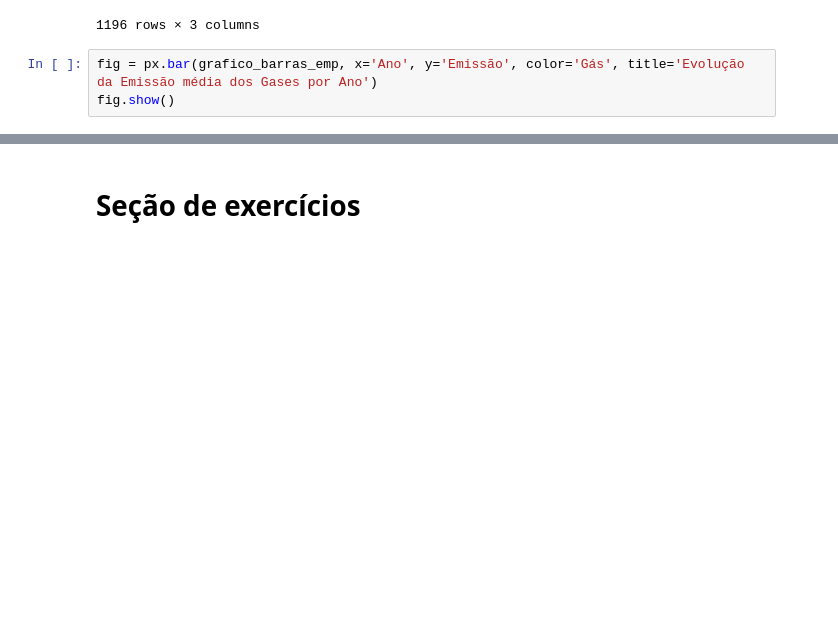
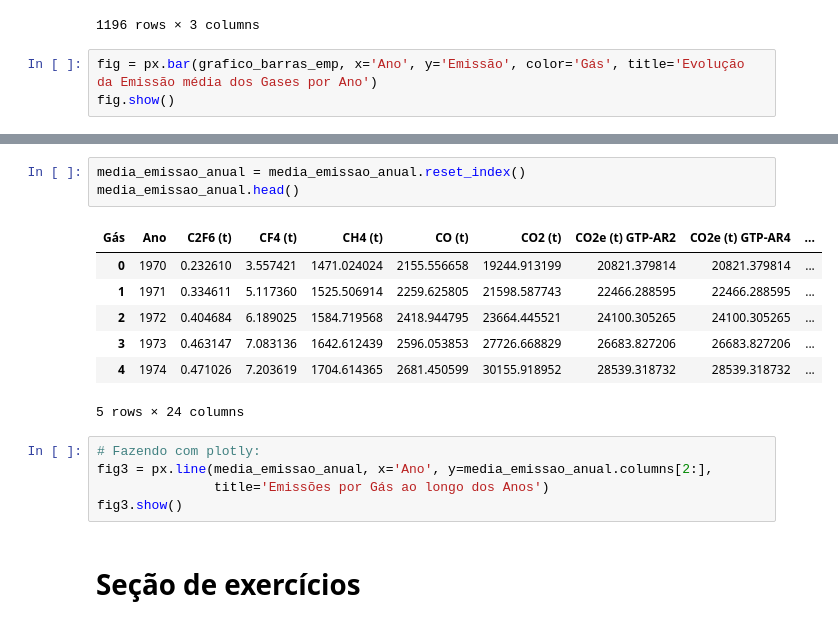
Before and after one commit to joas-ds/Alura_Python_para_Data_Science-Public, a Jupyter notebook: Selecionando_e_agrupando_dados/analise_dados_SEEG.ipynb, the cells around one changed output, grey strips where cells are left out. Cells and saved outputs as stored; diff of their text form; blank space fills up the shorter version.

```diff
--- a/Selecionando_e_agrupando_dados/analise_dados_SEEG.ipynb
+++ b/Selecionando_e_agrupando_dados/analise_dados_SEEG.ipynb
@@ -662,3 +717,19 @@ fig.show()
+# %%
+media_emissao_anual = media_emissao_anual.reset_index()
+media_emissao_anual.head()
+# %% [output]
+| Gás | Ano | C2F6 (t) | CF4 (t) | CH4 (t) | CO (t) | CO2 (t) | CO2e (t) GTP-AR2 | CO2e (t) GTP-AR4 | ... |
+| 0 | 1970 | 0.232610 | 3.557421 | 1471.024024 | 2155.556658 | 19244.913199 | 20821.379814 | 20821.379814 | ... |
+| 1 | 1971 | 0.334611 | 5.117360 | 1525.506914 | 2259.625805 | 21598.587743 | 22466.288595 | 22466.288595 | ... |
+| 2 | 1972 | 0.404684 | 6.189025 | 1584.719568 | 2418.944795 | 23664.445521 | 24100.305265 | 24100.305265 | ... |
+| 3 | 1973 | 0.463147 | 7.083136 | 1642.612439 | 2596.053853 | 27726.668829 | 26683.827206 | 26683.827206 | ... |
+| 4 | 1974 | 0.471026 | 7.203619 | 1704.614365 | 2681.450599 | 30155.918952 | 28539.318732 | 28539.318732 | ... |
+5 rows × 24 columns
+# %%
+# Fazendo com plotly:
+fig3 = px.line(media_emissao_anual, x='Ano', y=media_emissao_anual.columns[2:],
+               title='Emissões por Gás ao longo dos Anos')
+fig3.show()
 # %% [markdown]
 # Seção de exercícios
 # %% [markdown]
```
Also changed, not shown: parts of 4 cells of this notebook.
